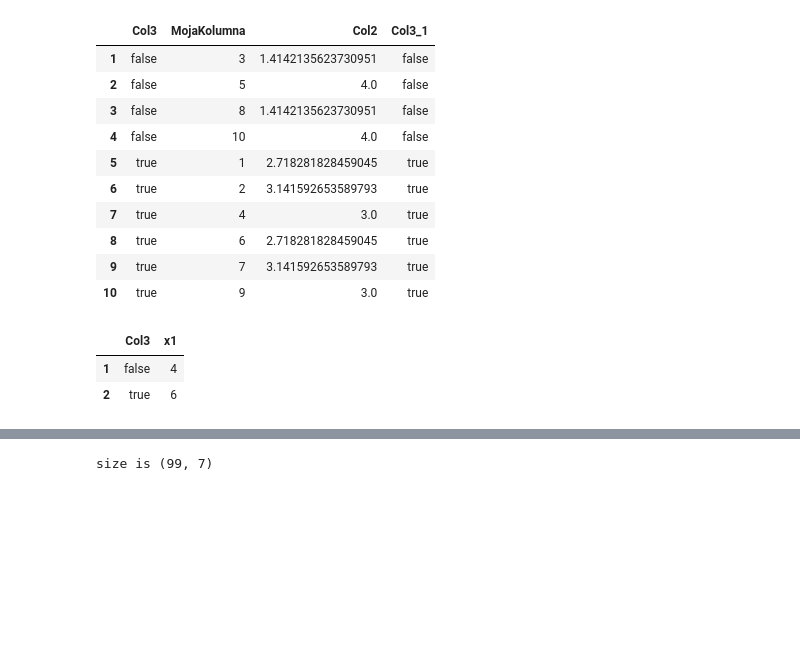
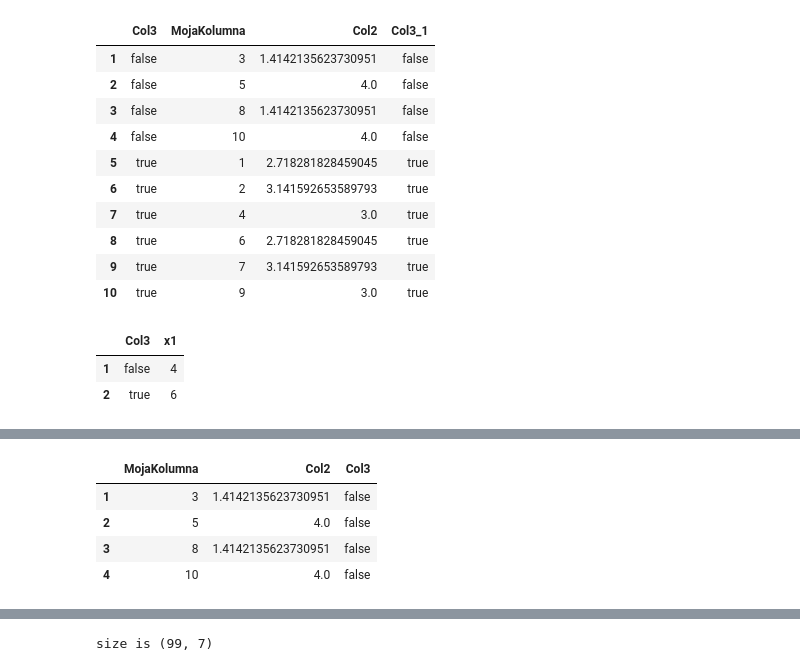
Before and after one commit to kzajac/Mownit2017, a Jupyter notebook: Mownit_Laboratorium2.ipynb, the cells around one changed output, grey strips where cells are left out. Saved outputs shown, nothing was run; the diff lists cells and outputs as text; code cells hidden in the pictures; blank space fills up the shorter version.

```diff
--- a/Mownit_Laboratorium2.ipynb
+++ b/Mownit_Laboratorium2.ipynb
@@ -237,3 +237,6 @@ by(df2, :Col3, x->size(x,1))
 |  | Col3 | x1 |
 | 1 | false | 4 |
 | 2 | true | 6 |
+# %%
+# dzielenie jednego DataFrame na mniejsze grupy wg zawartości jednego z pól
+gdf=groupby(df2, [:Col3])
@@ -239,0 +264,9 @@ by(df2, :Col3, x->size(x,1))
+# %%
+#pierwsza grupa
+gdf[1]
+# %% [output]
+|  | MojaKolumna | Col2 | Col3 |
+| 1 | 3 | 1.4142135623730951 | false |
+| 2 | 5 | 4.0 | false |
+| 3 | 8 | 1.4142135623730951 | false |
+| 4 | 10 | 4.0 | false |
```
Also changed, not shown: parts of 3 cells of this notebook.
